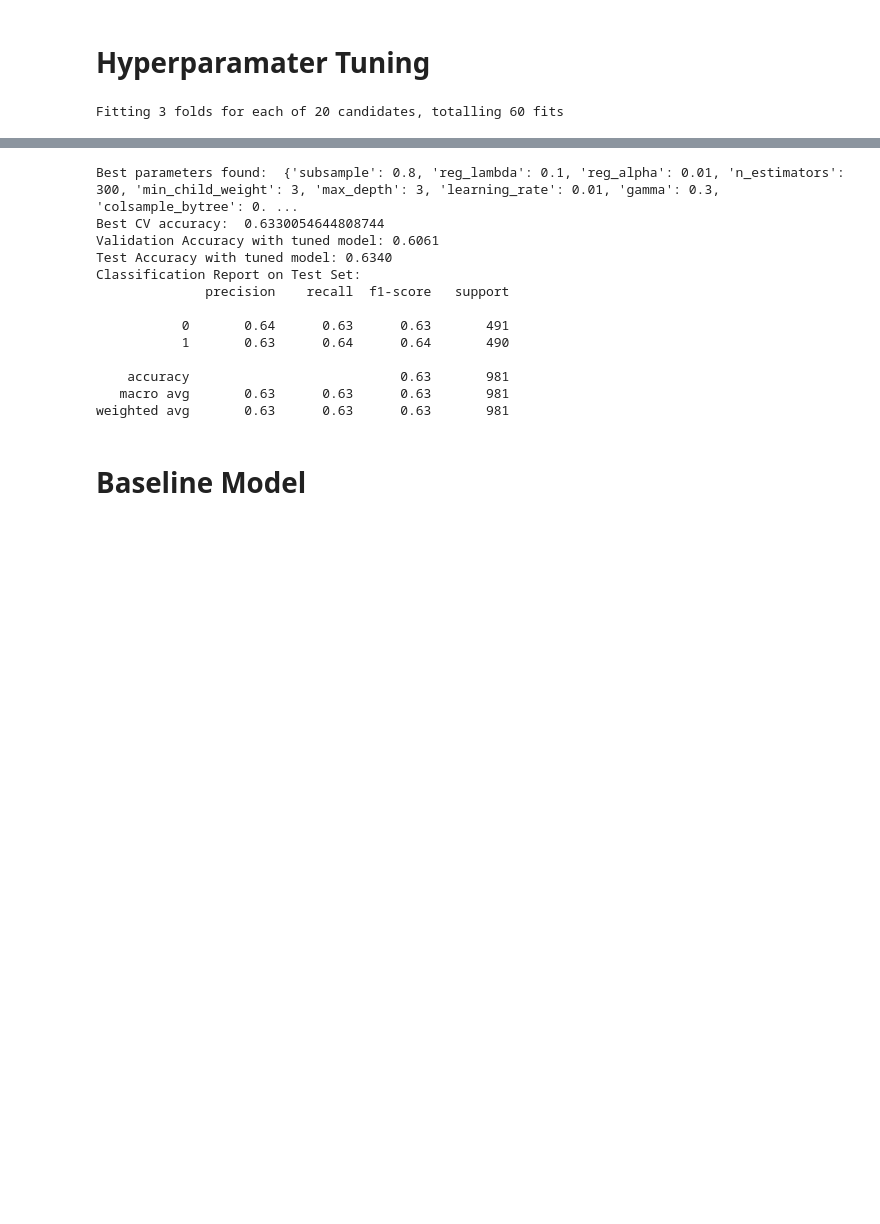
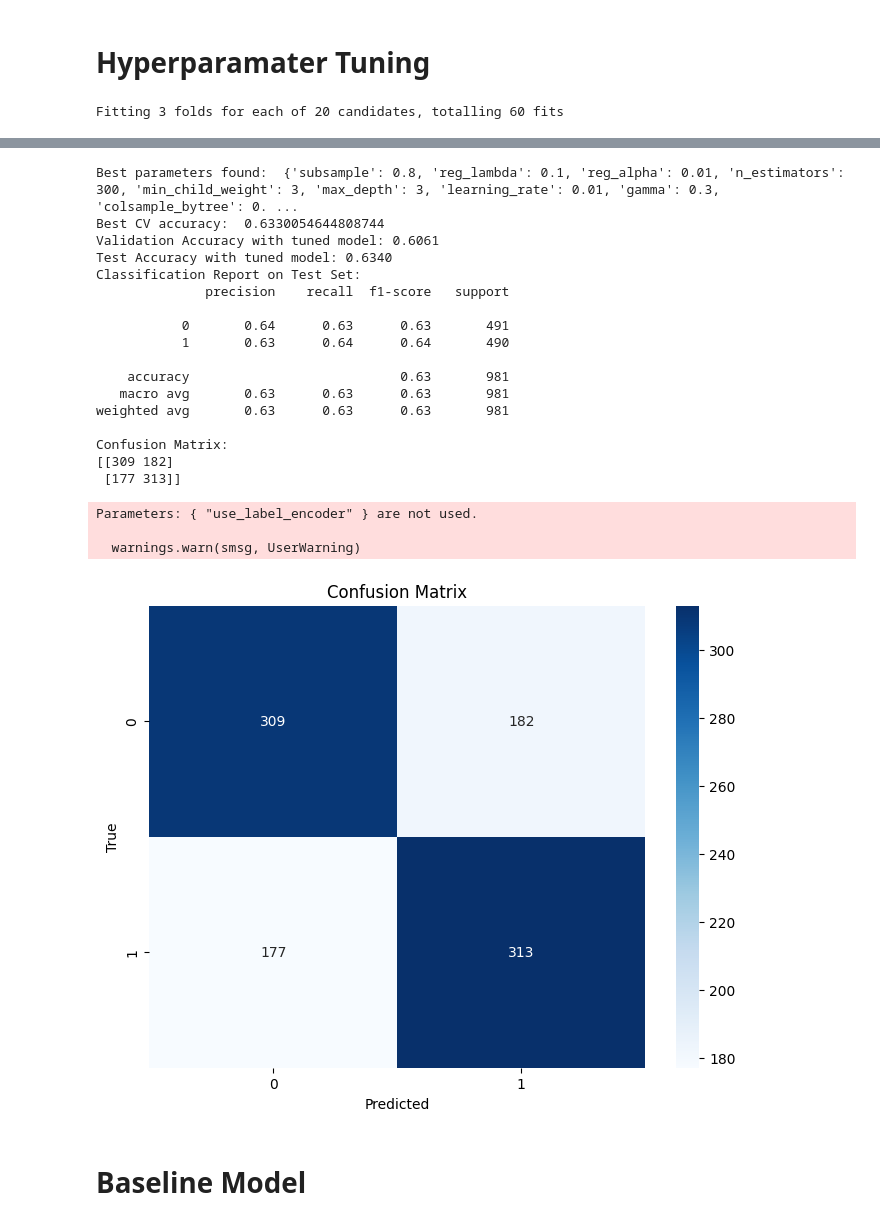
Before and after one commit to CrawfordJohn/big-data-bowl, a Jupyter notebook: xgboost.ipynb, the cells around one changed output, grey strips where cells are left out. Drawn from its saved outputs; the diff is of its cells as text; code cells hidden in the pictures; blank space fills up the shorter version.

Commit message:
added another confusion matrix

```diff
--- a/xgboost.ipynb
+++ b/xgboost.ipynb
@@ -182,6 +182,21 @@ print(f"Test Accuracy with tuned model: {test_accuracy:.4f}")
 
 print("Classification Report on Test Set:")
 print(classification_report(y_test, y_test_pred))
+
+# Compute the confusion matrix
+cm = confusion_matrix(y_test, y_test_pred)
+
+# Print the raw confusion matrix
+print("Confusion Matrix:")
+print(cm)
+
+# Optional: Visualize the confusion matrix with a heatmap
+plt.figure(figsize=(8, 6))
+sns.heatmap(cm, annot=True, fmt='d', cmap='Blues', xticklabels=best_model.classes_, yticklabels=best_model.classes_)
+plt.xlabel('Predicted')
+plt.ylabel('True')
+plt.title('Confusion Matrix')
+plt.show()
 # %% [output]
 Fitting 3 folds for each of 20 candidates, totalling 60 fits
 Parameters: { "use_label_encoder" } are not used.
@@ -200,20 +215,28 @@ Parameters: { "use_label_encoder" } are not used.
   warnings.warn(smsg, UserWarning)
 Parameters: { "use_label_encoder" } are not used.
 
   warnings.warn(smsg, UserWarning)
 Best parameters found:  {'subsample': 0.8, 'reg_lambda': 0.1, 'reg_alpha': 0.01, 'n_estimators': 300, 'min_child_weight': 3, 'max_depth': 3, 'learning_rate': 0.01, 'gamma': 0.3, 'colsample_bytree': 0. ...
 Best CV accuracy:  0.6330054644808744
 Validation Accuracy with tuned model: 0.6061
 Test Accuracy with tuned model: 0.6340
 Classification Report on Test Set:
               precision    recall  f1-score   support
 
            0       0.64      0.63      0.63       491
            1       0.63      0.64      0.64       490
 
     accuracy                           0.63       981
    macro avg       0.63      0.63      0.63       981
 weighted avg       0.63      0.63      0.63       981
+
+Confusion Matrix:
+[[309 182]
+ [177 313]]
+Parameters: { "use_label_encoder" } are not used.
+
+  warnings.warn(smsg, UserWarning)
+[figure, added]
 # %% [markdown]
 # Baseline Model
 # %%
```
Also changed, not shown: parts of 1 cell of this notebook.
